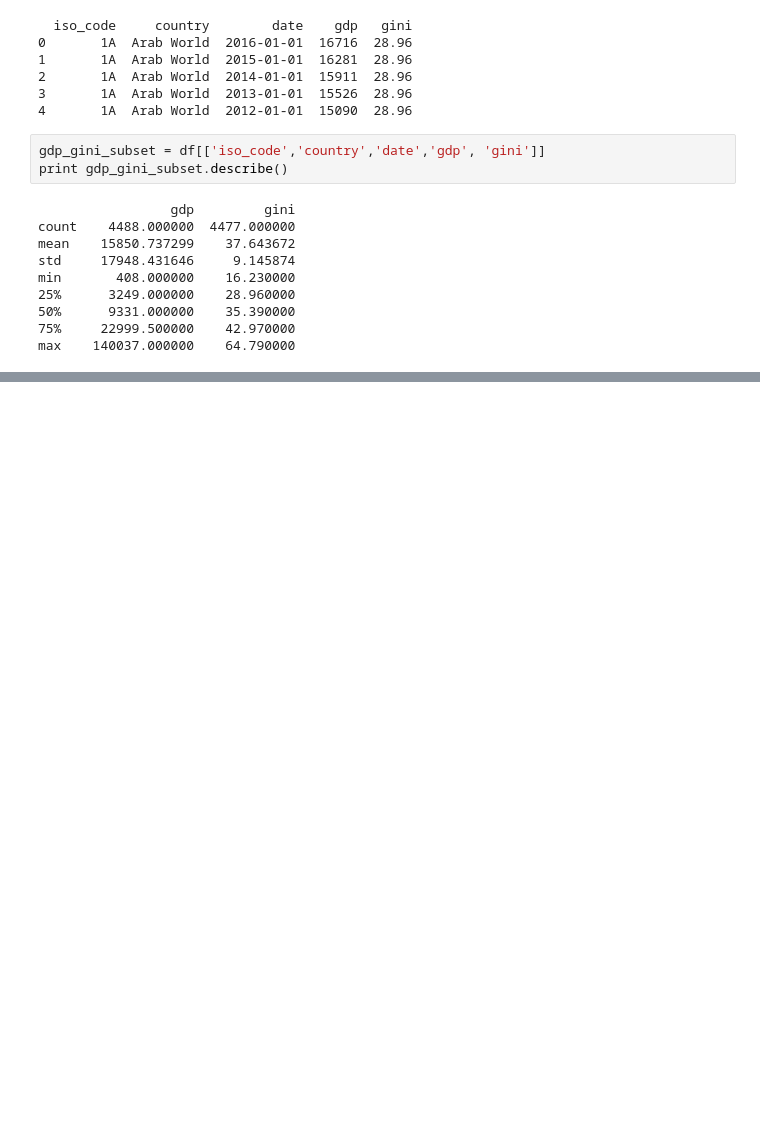
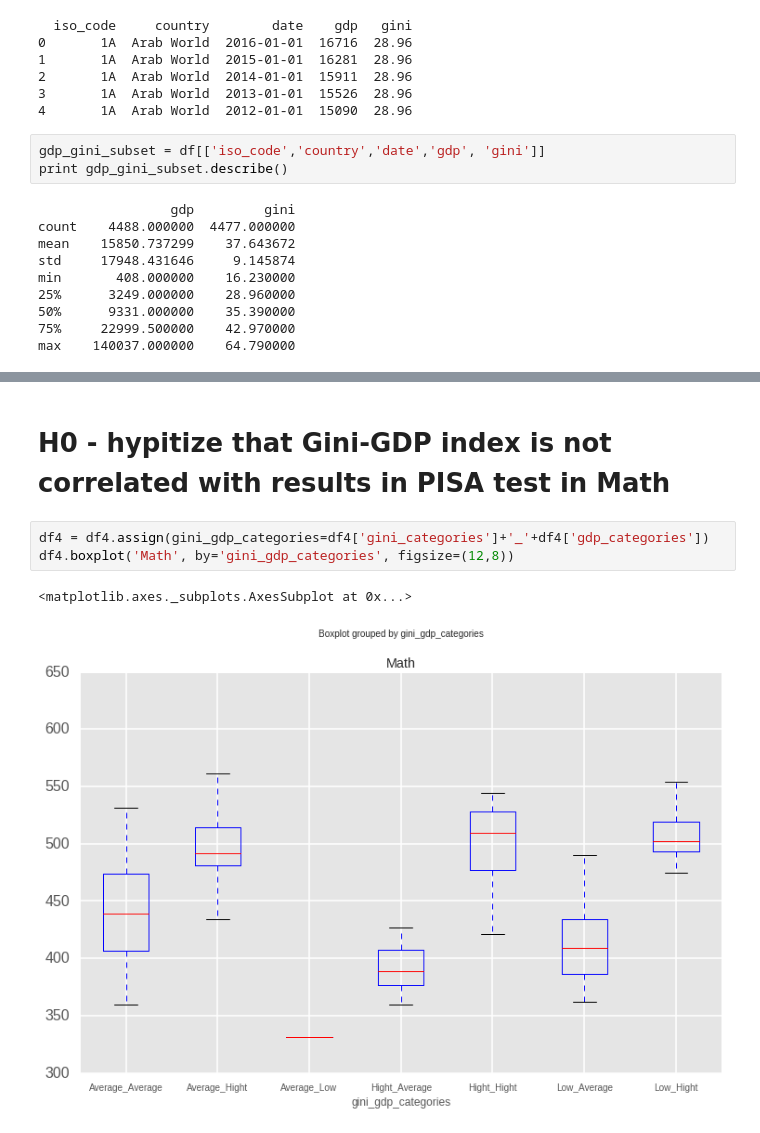
Before and after one commit to friackazoid/GenGini, a Jupyter notebook: ANOVA.ipynb, the cells around one changed output, grey strips where cells are left out. Saved outputs shown, nothing was run; the diff lists cells and outputs as text; blank space fills up the shorter version.

```diff
--- a/ANOVA.ipynb
+++ b/ANOVA.ipynb
@@ -197,0 +231,8 @@ Residual         439035.179417  193        NaN       NaN
+# %% [markdown]
+# H0 - hypitize that Gini-GDP index is not correlated with results in PISA test in Math
+# %%
+df4 = df4.assign(gini_gdp_categories=df4['gini_categories']+'_'+df4['gdp_categories'])
+df4.boxplot('Math', by='gini_gdp_categories', figsize=(12,8))
+# %% [output]
+<matplotlib.axes._subplots.AxesSubplot at 0x...>
+[figure, added]
```
Also changed, not shown: parts of 19 cells of this notebook.
